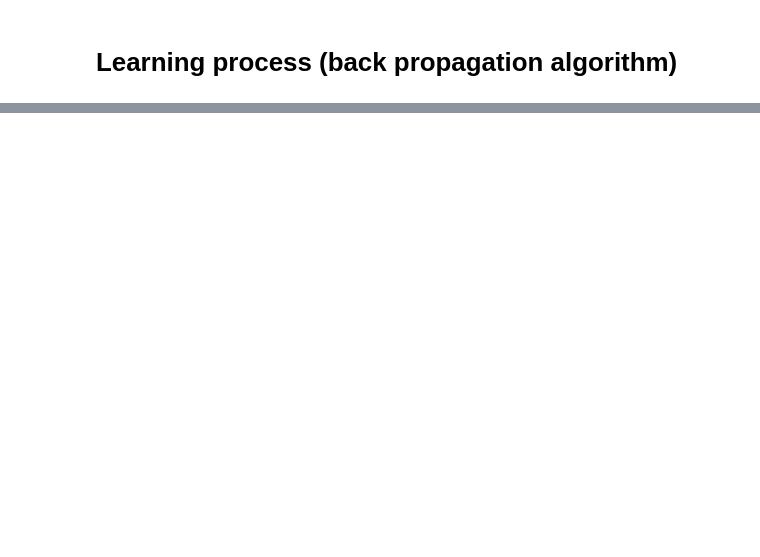
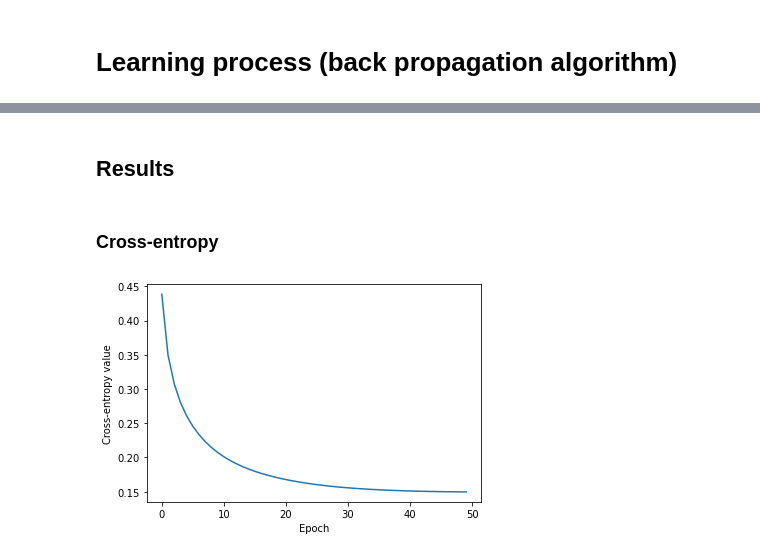
Before and after one commit to GfgHhGg/My-digit-recognizer, a Jupyter notebook: DigitClassificationNet.ipynb, the cells around one changed output, grey strips where cells are left out. Saved outputs shown, nothing was run; the diff lists cells and outputs as text; code cells hidden in the pictures; blank space fills up the shorter version.

```diff
--- a/DigitClassificationNet.ipynb
+++ b/DigitClassificationNet.ipynb
@@ -46,7 +58,6 @@ def d_tanh(x):
 
 # Softmax in output layer
 def softmax(x):
-    assert x.shape[1] == 10
     exps = np.exp(x - np.max(x))
     return exps / np.sum(exps, axis=1)[:, np.newaxis]
 # %% [markdown]
@@ -94,7 +112,7 @@ def cross_entropy(y_pred, y):
 
 # derivative of cross entropy with softmax
 def d_ce(y_pred, y):
-    ans = np.zeros(y_pred.shape)
+    ans = np.copy(y_pred)
     ans[range(len(y)), y.reshape(len(y)).astype(int)] = -1 + y_pred[range(len(y)), y.reshape(len(y)).astype(int)]
     return ans
 # %%
@@ -102,3 +122,8 @@ cross_entropy(net.forward(x_validation), y_validation)
 # %% [markdown]
 # Learning process (back propagation algorithm)
+# %%
+n_epoch = 50
+
+ce_hist = np.zeros(n_epoch) # history of accuracy changes
+ac_hist = np.zeros(n_epoch) # history of cross-entropy changes
 # %%
@@ -118,11 +147,13 @@ def train_without_softmax(net, x, y, lr):
 # %%
-import sys
-n_epoch = 10
-batch_size = 2000
+batch_size = 500
+lr = 0.001
+
 for i in range(n_epoch):
     for j in range(batch_size, train_size + 1, batch_size):
-        train_without_softmax(net, x_train[j - batch_size: j], y_train[j - batch_size: j], 0.00001)
-        sys.stdout.write("\r" + 'Now: ' + str(j) + ' from ' + str(train_size))
-        sys.stdout.flush()
-    print("\r",accuracy(x_validation, y_validation),
-            cross_entropy(net.forward(x_validation), y_validation))
+        train(net, x_train[j - batch_size: j], y_train[j - batch_size: j], lr)
+
+    ce_hist[i] = cross_entropy(net.forward(x_validation), y_validation)
+    ac_hist[i] = accuracy(x_validation, y_validation)
+
+    sys.stdout.write("\r" + 'Epoch: '+str(i + 1)+' Accuracy: '+str(ac_hist[i])+' CE: '+str(ce_hist[i])+'    ')
+    sys.stdout.flush()
@@ -136,0 +162,10 @@ print(summ / d)
+# %% [markdown]
+## Results
+# %% [markdown]
+### Cross-entropy
+# %%
+plt.plot(ce_hist)
+plt.ylabel('Cross-entropy value')
+plt.xlabel('Epoch');
+# %% [output]
+[figure, added]
```
Also changed, not shown: parts of 20 cells of this notebook, 2 other files.
